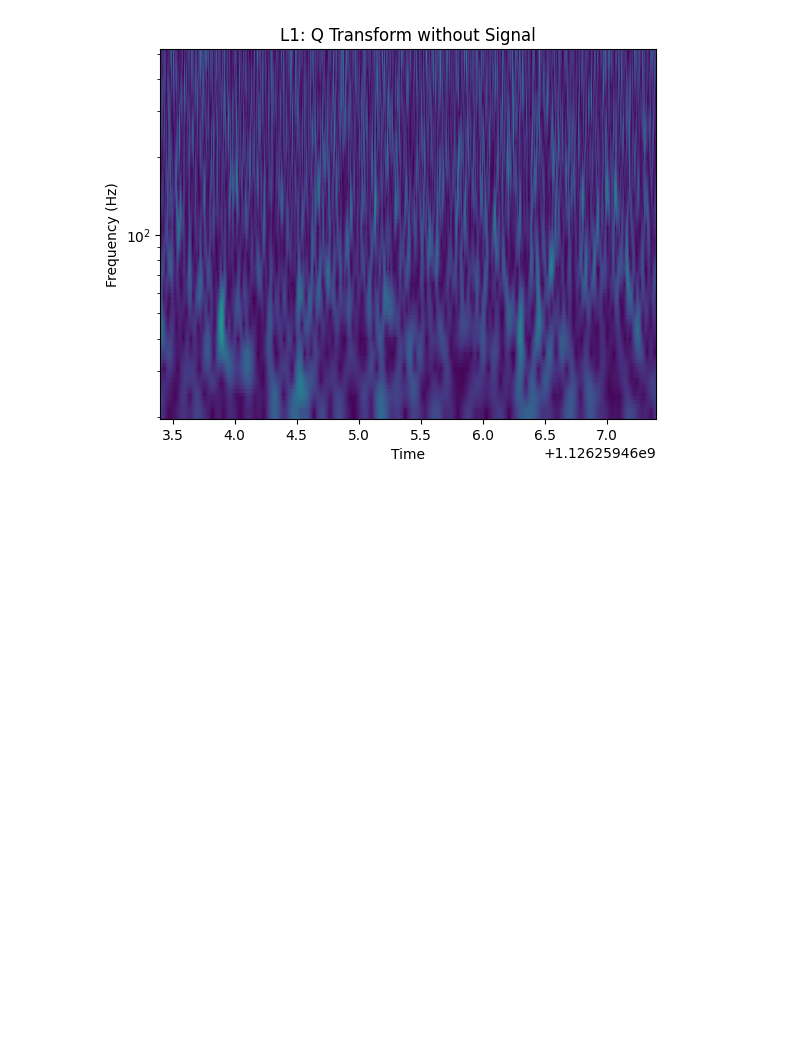
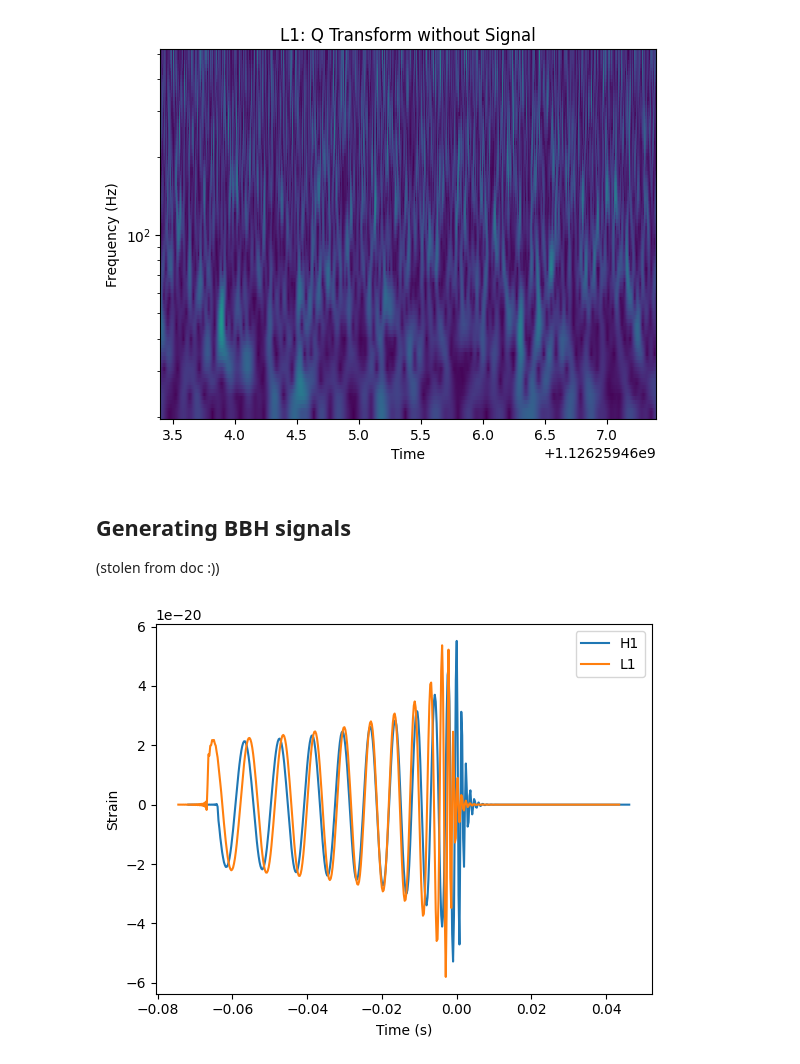
Before and after one commit to TeunB6/gravitational-waves, a Jupyter notebook: notebooks/gw_lib.ipynb, the cells around one changed output. Saved outputs shown, nothing was run; the diff lists cells and outputs as text; code cells hidden in the pictures; blank space fills up the shorter version.

```diff
--- a/notebooks/gw_lib.ipynb
+++ b/notebooks/gw_lib.ipynb
@@ -103,3 +103,49 @@ plt.show()
 # %% [output]
 [figure]
 [figure]
+# %% [markdown]
+## Generating BBH signals
+(stolen from doc :))
+# %%
+import matplotlib.pyplot as plt
+from pycbc.waveform import get_td_waveform
+from pycbc.detector import Detector
+
+
+apx = 'SEOBNRv4'
+# NOTE: Inclination runs from 0 to pi, with poles at 0 and pi
+#       coa_phase runs from 0 to 2 pi.
+hp, hc = get_td_waveform(approximant=apx,
+                         mass1=10,
+                         mass2=10,
+                         inclination=1.23,
+                         coa_phase=2.45,
+                         delta_t=1.0/4096,
+                         f_lower=100)
+
+det_h1 = Detector('H1')
+det_l1 = Detector('L1')
+det_v1 = Detector('V1')
+
+# Choose a GPS end time, sky location, and polarization phase for the merger
+# NOTE: Right ascension and polarization phase runs from 0 to 2pi
+#       Declination runs from pi/2. to -pi/2 with the poles at pi/2. and -pi/2.
+end_time = 0
+declination = 0.5333
+right_ascension = 2
+polarization = 2.34
+hp.start_time += end_time
+hc.start_time += end_time
+
+signal_h1 = det_h1.project_wave(hp, hc,  right_ascension, declination, polarization)
+signal_l1 = det_l1.project_wave(hp, hc,  right_ascension, declination, polarization)
+
+plt.plot(signal_h1.sample_times, signal_h1, label='H1')
+plt.plot(signal_l1.sample_times, signal_l1, label='L1')
+
+plt.ylabel('Strain')
+plt.xlabel('Time (s)')
+plt.legend()
+plt.show()
+# %% [output]
+[figure, added]
```
Also changed, not shown: parts of 2 cells of this notebook, 3 other files.
